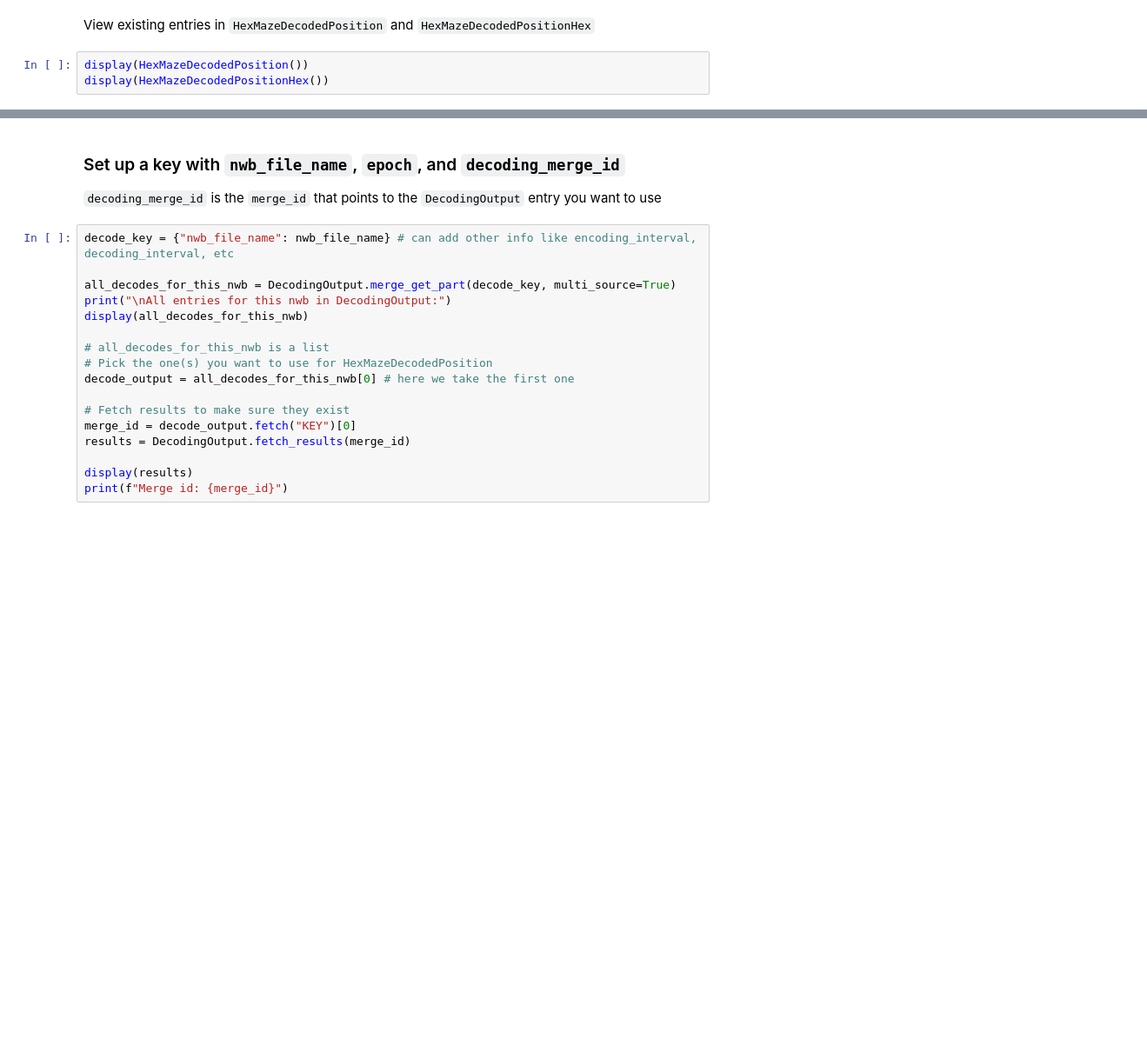
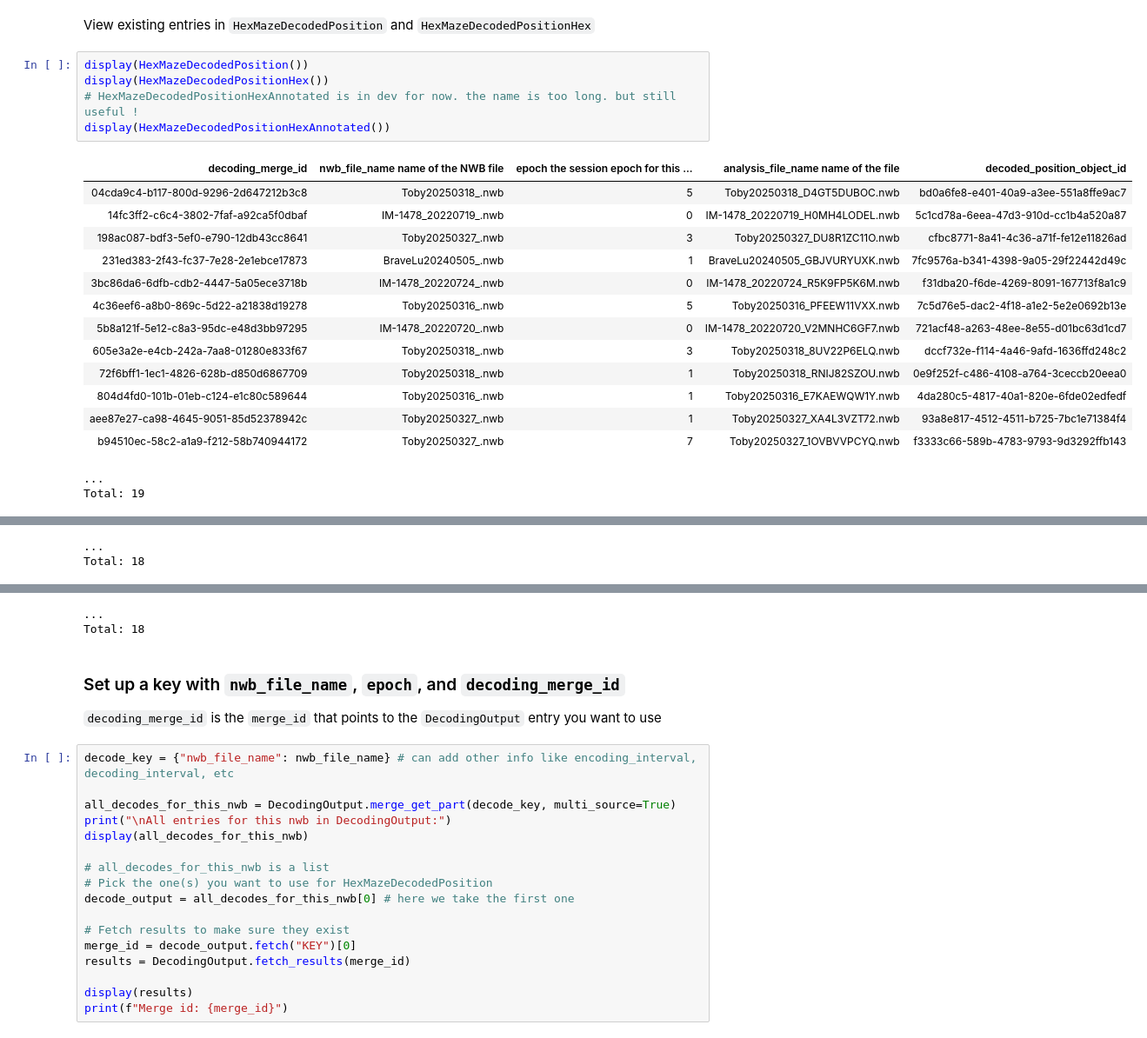
Before and after one commit to calderast/Hex-maze-spyglass, a Jupyter notebook: notebooks/Hex_Maze_Decode_Tables.ipynb, the cells around one changed output, grey strips where cells are left out. Shown at 87% size. Saved outputs shown, nothing was run; the diff lists cells and outputs as text; blank space fills up the shorter version.

```diff
--- a/notebooks/Hex_Maze_Decode_Tables.ipynb
+++ b/notebooks/Hex_Maze_Decode_Tables.ipynb
@@ -53,3 +54,21 @@ View existing entries in `HexMazeDecodedPosition` and `HexMazeDecodedPositionHex
 # %%
 display(HexMazeDecodedPosition())
 display(HexMazeDecodedPositionHex())
+# HexMazeDecodedPositionHexAnnotated is in dev for now. the name is too long. but still useful !
+display(HexMazeDecodedPositionHexAnnotated())
+# %% [output]
+| decoding_merge_id | nwb_file_name name of the NWB file | epoch the session epoch for this ... | analysis_file_name name of the file | decoded_position_object_id |
+| 04cda9c4-b117-800d-9296-2d647212b3c8 | Toby20250318_.nwb | 5 | Toby20250318_D4GT5DUBOC.nwb | bd0a6fe8-e401-40a9-a3ee-551a8ffe9ac7 |
+| 14fc3ff2-c6c4-3802-7faf-a92ca5f0dbaf | IM-1478_20220719_.nwb | 0 | IM-1478_20220719_H0MH4LODEL.nwb | 5c1cd78a-6eea-47d3-910d-cc1b4a520a87 |
+| 198ac087-bdf3-5ef0-e790-12db43cc8641 | Toby20250327_.nwb | 3 | Toby20250327_DU8R1ZC11O.nwb | cfbc8771-8a41-4c36-a71f-fe12e11826ad |
+| 231ed383-2f43-fc37-7e28-2e1ebce17873 | BraveLu20240505_.nwb | 1 | BraveLu20240505_GBJVURYUXK.nwb | 7fc9576a-b341-4398-9a05-29f22442d49c |
+| 3bc86da6-6dfb-cdb2-4447-5a05ece3718b | IM-1478_20220724_.nwb | 0 | IM-1478_20220724_R5K9FP5K6M.nwb | f31dba20-f6de-4269-8091-167713f8a1c9 |
+| 4c36eef6-a8b0-869c-5d22-a21838d19278 | Toby20250316_.nwb | 5 | Toby20250316_PFEEW11VXX.nwb | 7c5d76e5-dac2-4f18-a1e2-5e2e0692b13e |
+| 5b8a121f-5e12-c8a3-95dc-e48d3bb97295 | IM-1478_20220720_.nwb | 0 | IM-1478_20220720_V2MNHC6GF7.nwb | 721acf48-a263-48ee-8e55-d01bc63d1cd7 |
+| 605e3a2e-e4cb-242a-7aa8-01280e833f67 | Toby20250318_.nwb | 3 | Toby20250318_8UV22P6ELQ.nwb | dccf732e-f114-4a46-9afd-1636ffd248c2 |
+| 72f6bff1-1ec1-4826-628b-d850d6867709 | Toby20250318_.nwb | 1 | Toby20250318_RNIJ82SZOU.nwb | 0e9f252f-c486-4108-a764-3ceccb20eea0 |
+| 804d4fd0-101b-01eb-c124-e1c80c589644 | Toby20250316_.nwb | 1 | Toby20250316_E7KAEWQW1Y.nwb | 4da280c5-4817-40a1-820e-6fde02edfedf |
+| aee87e27-ca98-4645-9051-85d52378942c | Toby20250327_.nwb | 1 | Toby20250327_XA4L3VZT72.nwb | 93a8e817-4512-4511-b725-7bc1e71384f4 |
+| b94510ec-58c2-a1a9-f212-58b740944172 | Toby20250327_.nwb | 7 | Toby20250327_1OVBVVPCYQ.nwb | f3333c66-589b-4783-9793-9d3292ffb143 |
+...
+Total: 19
@@ -55,0 +88,2 @@ display(HexMazeDecodedPositionHex())
+...
+Total: 18
@@ -56,3 +103,5 @@ display(HexMazeDecodedPositionHex())
+...
+Total: 18
 # %% [markdown]
 ### Set up a key with `nwb_file_name`, `epoch`, and `decoding_merge_id`
 
```
Also changed, not shown: parts of 8 cells of this notebook, 3 other files.
